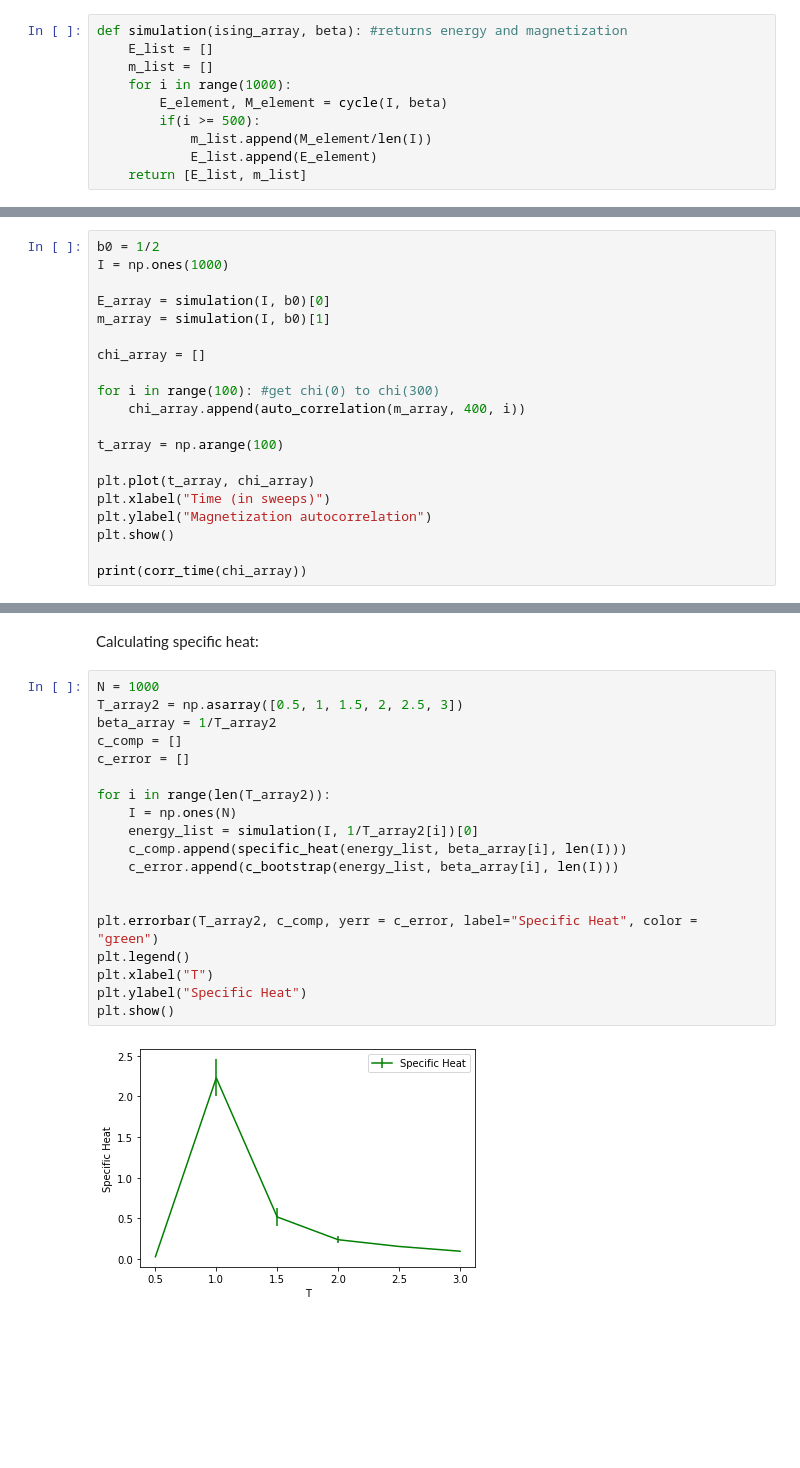
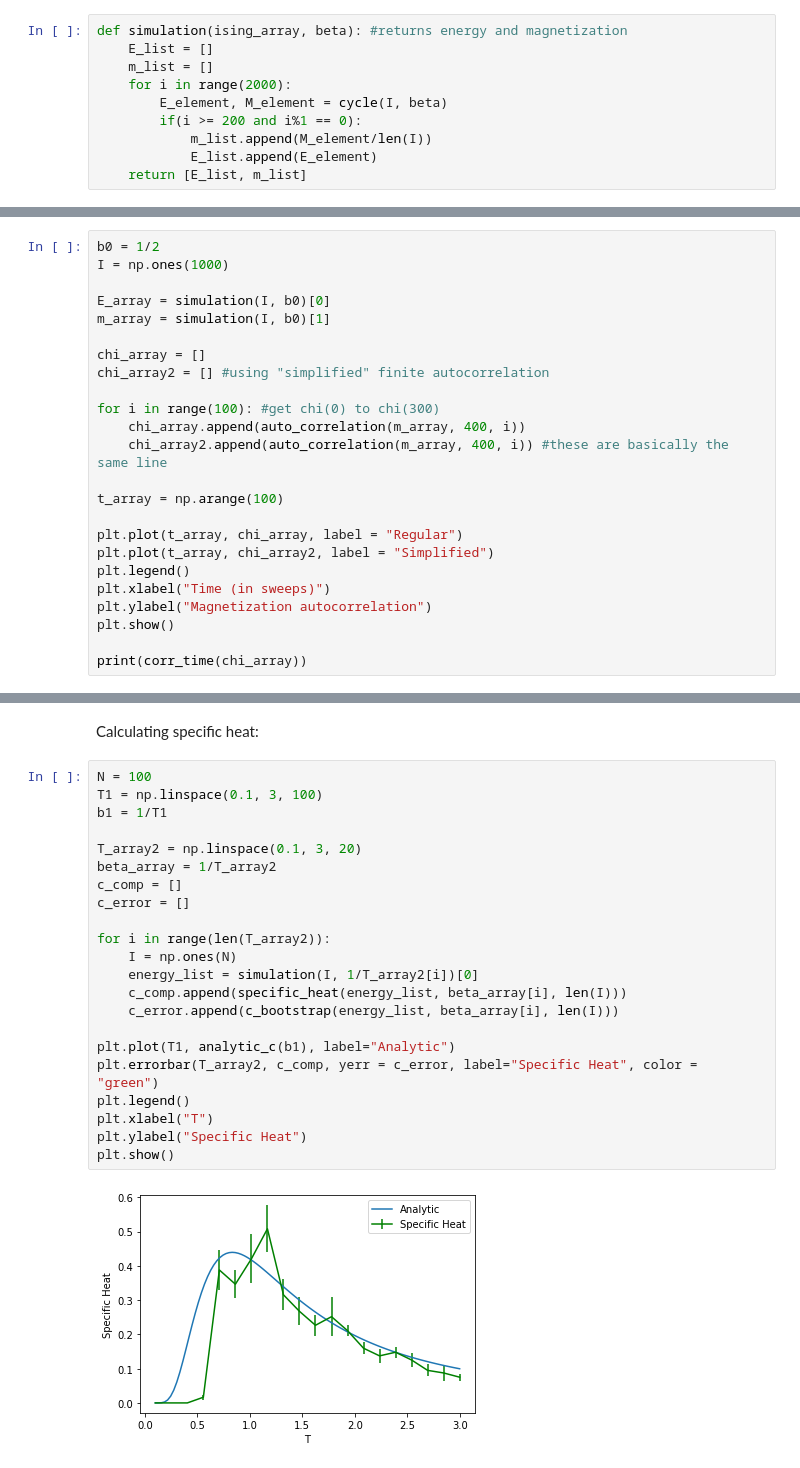
Before and after one commit to aremorov/mc_is, a Jupyter notebook: 1d_ising_model.ipynb, the cells around one changed output, grey strips where cells are left out. Saved outputs shown, nothing was run; the diff lists cells and outputs as text; blank space fills up the shorter version.

```diff
--- a/1d_ising_model.ipynb
+++ b/1d_ising_model.ipynb
@@ -90,9 +111,9 @@ transition from ferromagnet to paramegnet occurs)
 def simulation(ising_array, beta): #returns energy and magnetization
     E_list = []
     m_list = []
-    for i in range(1000):
+    for i in range(2000):
         E_element, M_element = cycle(I, beta)
-        if(i >= 500):
+        if(i >= 200 and i%1 == 0):
             m_list.append(M_element/len(I))
             E_list.append(E_element)
     return [E_list, m_list]
@@ -136,13 +157,17 @@ E_array = simulation(I, b0)[0]
 m_array = simulation(I, b0)[1]
 
 chi_array = []
+chi_array2 = [] #using "simplified" finite autocorrelation
 
 for i in range(100): #get chi(0) to chi(300)
     chi_array.append(auto_correlation(m_array, 400, i))
+    chi_array2.append(auto_correlation(m_array, 400, i)) #these are basically the same line
 
 t_array = np.arange(100)
 
-plt.plot(t_array, chi_array)
+plt.plot(t_array, chi_array, label = "Regular")
+plt.plot(t_array, chi_array2, label = "Simplified")
+plt.legend()
 plt.xlabel("Time (in sweeps)")
 plt.ylabel("Magnetization autocorrelation")
 plt.show()
@@ -238,23 +266,26 @@ print(m_error)
 # %% [markdown]
 Calculating specific heat:
 # %%
-N = 1000
-T_array2 = np.asarray([0.5, 1, 1.5, 2, 2.5, 3])
+N = 100
+T1 = np.linspace(0.1, 3, 100)
+b1 = 1/T1
+
+T_array2 = np.linspace(0.1, 3, 20)
 beta_array = 1/T_array2
 c_comp = []
 c_error = []
 
 for i in range(len(T_array2)):
     I = np.ones(N)
     energy_list = simulation(I, 1/T_array2[i])[0]
     c_comp.append(specific_heat(energy_list, beta_array[i], len(I)))
     c_error.append(c_bootstrap(energy_list, beta_array[i], len(I)))
 
-
+plt.plot(T1, analytic_c(b1), label="Analytic")
 plt.errorbar(T_array2, c_comp, yerr = c_error, label="Specific Heat", color = "green")
 plt.legend()
 plt.xlabel("T")
 plt.ylabel("Specific Heat")
 plt.show()
 # %% [output]
-[figure, old version]
+[figure, new version]
```
Also changed, not shown: parts of 18 cells of this notebook, 1 other file.
